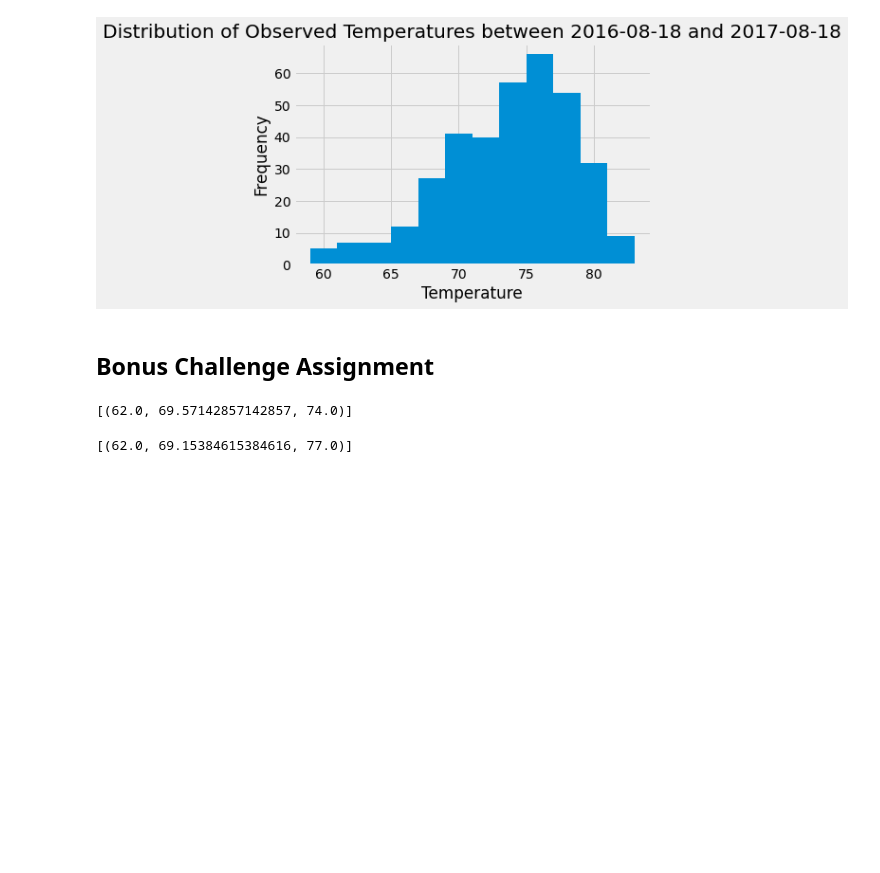
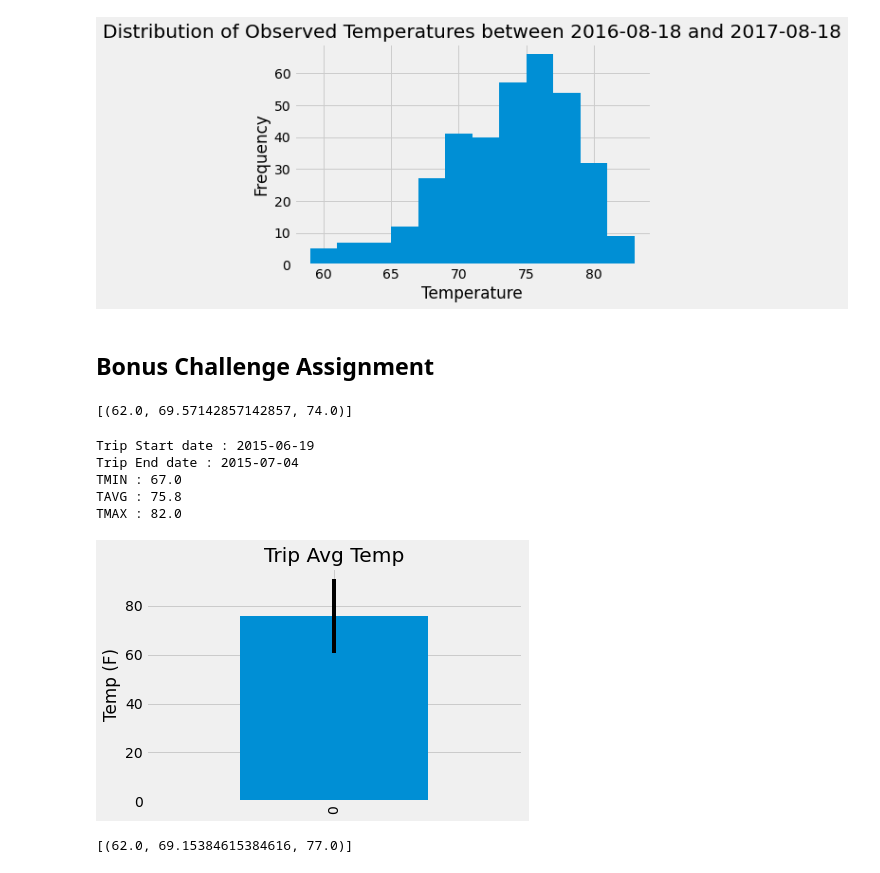
Before and after one commit to LenSin3/sqlalchemy-challenge, a Jupyter notebook: climate_starter.ipynb, the cells around one changed output. Drawn from its saved outputs; the diff is of its cells as text; code cells hidden in the pictures; blank space fills up the shorter version.

Commit message:
Completed Temperature Analysis II with bar plot

```diff
--- a/climate_starter.ipynb
+++ b/climate_starter.ipynb
@@ -208,8 +205,45 @@ print(calc_temps('2012-02-28', '2012-03-05'))
+# %%
+# Use your previous function `calc_temps` to calculate the tmin, tavg, and tmax
+# for your trip using the previous year's data for those same dates.
+
+# Dates for 15 days holiday
+trip_end_delta = dt.date(2016, 7, 3) - dt.timedelta(days = 365.25)
+trip_start_delta = dt.date(2016, 7, 3) - dt.timedelta(days = 380.25)
+print("Trip Start date :", trip_start_delta)
+print("Trip End date :", trip_end_delta)
+
+# tmin, tavg and tmax for the two weeks trip
+trip_stats = calc_temps('2015-06-19', '2015-07-04')
+trip_stats_tmin = [x[0] for x in trip_stats]
+trip_stats_tavg = [x[1] for x in trip_stats]
+trip_stats_tmax = [x[2] for x in trip_stats]
+tmin = trip_stats_tmin[0]
+tavg = trip_stats_tavg[0]
+tmax = trip_stats_tmax[0]
+print("TMIN :", tmin)
+print("TAVG :", tavg)
+print("TMAX :", tmax)
+# %% [output]
+Trip Start date : 2015-06-19
+Trip End date : 2015-07-04
+TMIN : 67.0
+TAVG : 75.8
+TMAX : 82.0
 # %%
 # Plot the results from your previous query as a bar chart.
 # Use "Trip Avg Temp" as your Title
 # Use the average temperature for the y value
 # Use the peak-to-peak (tmax-tmin) value as the y error bar (yerr)
+trip_stats_df = pd.DataFrame(trip_stats, columns=['min_t', 'avg_t', 'max_t'])
+trip_stats_df
+error = tmax-tmin
+trip_stats_df['avg_t'].plot(kind = 'bar', yerr=error)
+plt.ylabel('Temp (F)')
+plt.title('Trip Avg Temp')
+plt.savefig()
+plt.show()
+# %% [output]
+[figure, added]
 # %%
 # Calculate the total amount of rainfall per weather station for your trip dates using the previous year's matching dates.
 # Sort this in descending order by precipitation amount and list the station, name, latitude, longitude, and elevation
```
Also changed, not shown: parts of 1 cell of this notebook, 1 other file.
